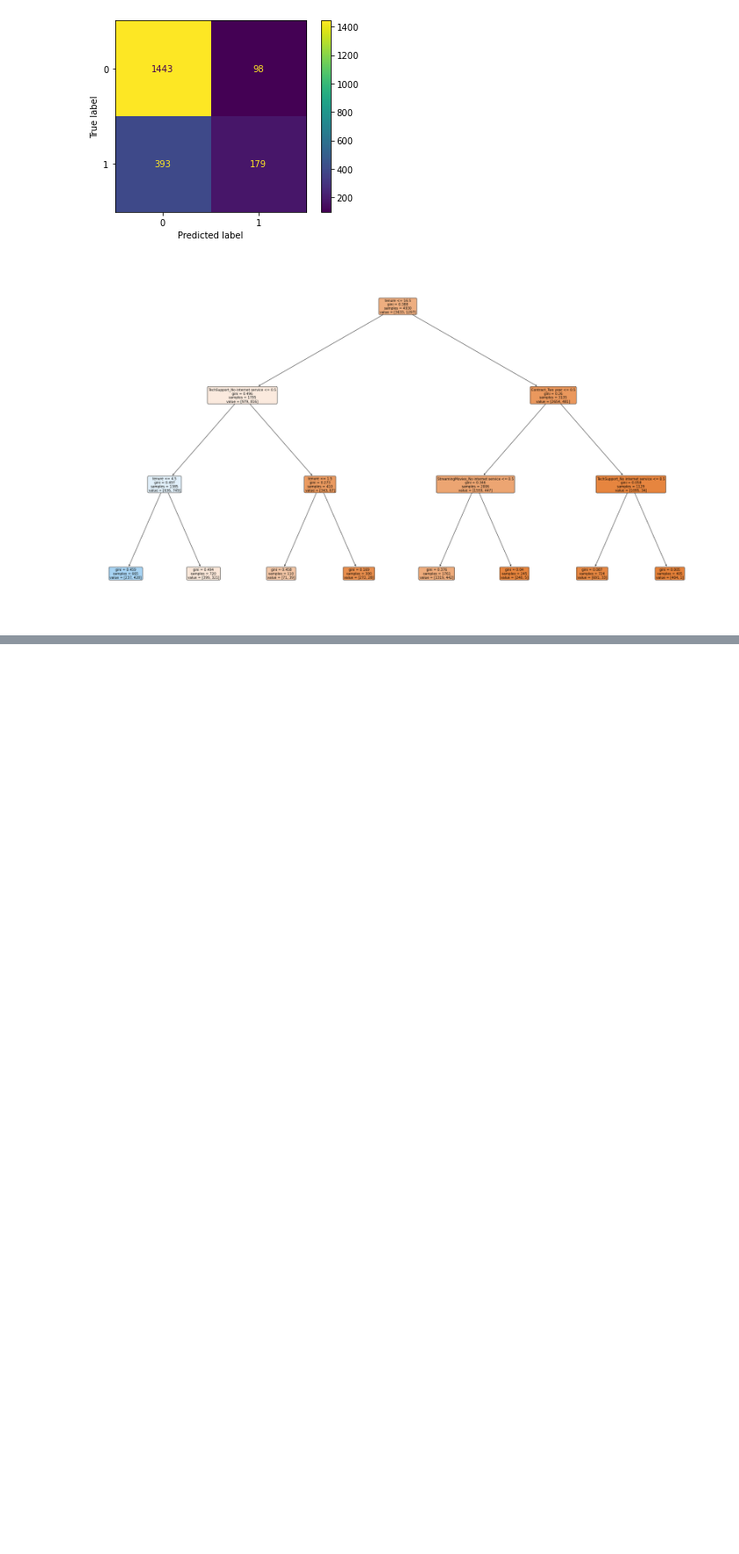
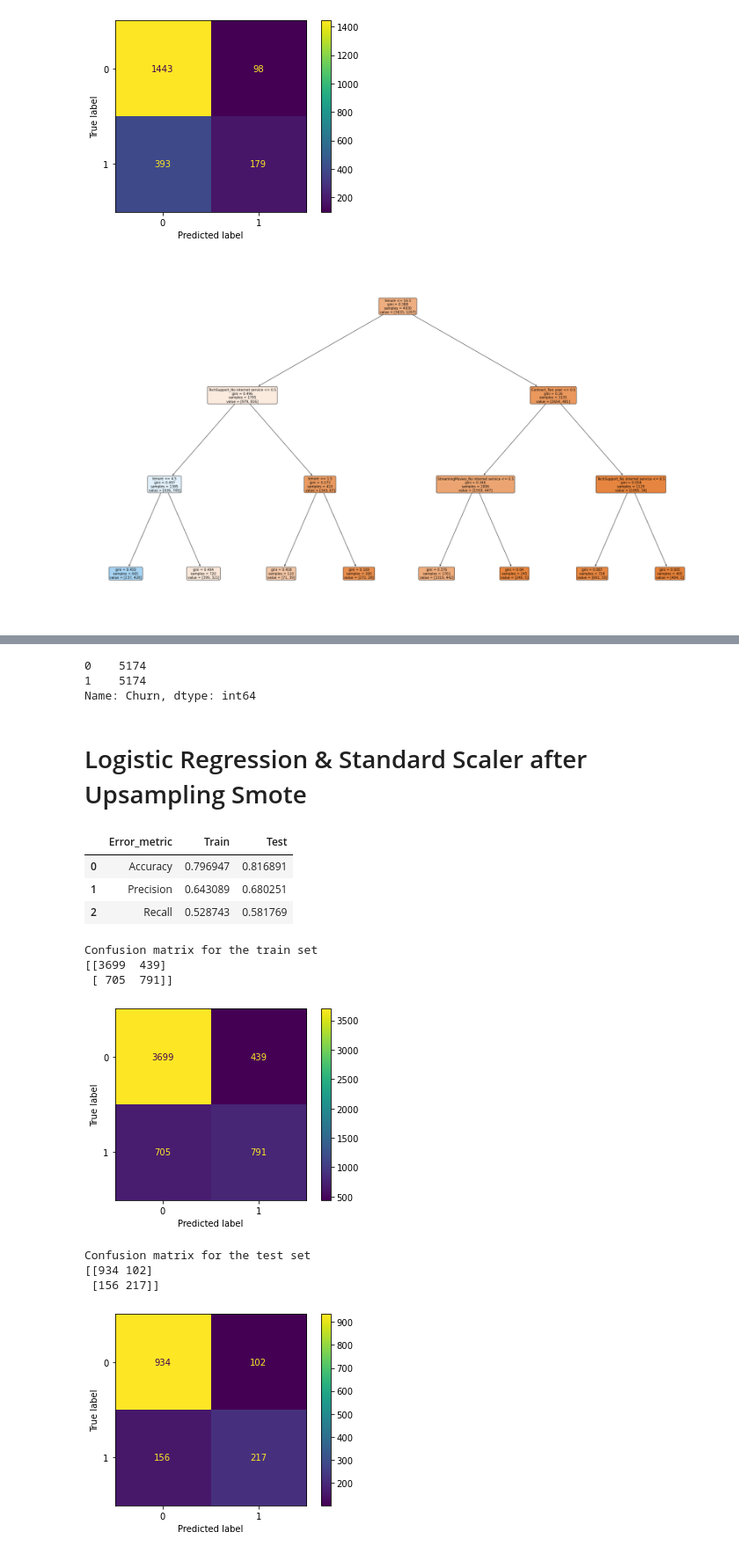
Before and after one commit to CristinaBaltaDAFTJAN2022/IronCristina, a Jupyter notebook: Machine Learning/Classification, Handling Imbalanced Data.ipynb, the cells around one changed output, grey strips where cells are left out. Shown at 88% size. Saved outputs shown, nothing was run; the diff lists cells and outputs as text; code cells hidden in the pictures; blank space fills up the shorter version.

```diff
--- a/Machine Learning/Classification, Handling Imbalanced Data.ipynb
+++ b/Machine Learning/Classification, Handling Imbalanced Data.ipynb
@@ -1015,0 +1345,3 @@ plt.show()
+# %%
+#X=pd.concat([X,y],axis=1)
+X=X.drop(['Churn'], axis=1)
@@ -1015,0 +1364,9 @@ plt.show()
+# %%
+X_sm, y_sm = smote.fit_resample(X, y)
+y_sm.value_counts()
+# %% [output]
+0    5174
+1    5174
+Name: Churn, dtype: int64
+# %% [markdown]
+# Logistic Regression & Standard Scaler after Upsampling Smote
@@ -1015,0 +1377,54 @@ plt.show()
+# %%
+X_train, X_test, y_train, y_test = train_test_split(X, y, test_size=0.20, random_state=42)
+# %%
+## Randond_state should be included also here
+log_model = LogisticRegression(random_state=11)
+
+trans = StandardScaler()
+
+trans.fit(X_train)
+
+X_train_mod = trans.transform(X_train)
+X_test_mod  = trans.transform(X_test)
+# %%
+## Logistic regression
+log_model.fit(X_train_mod, y_train)
+
+y_pred_train_log = log_model.predict(X_train_mod)
+y_pred_test_log = log_model.predict(X_test_mod)
+
+performance_log = pd.DataFrame({'Error_metric': ['Accuracy','Precision','Recall'],
+                               'Train': [accuracy_score(y_train, y_pred_train_log),
+                                         precision_score(y_train, y_pred_train_log),
+                                         recall_score(y_train, y_pred_train_log)],
+                               'Test': [accuracy_score(y_test, y_pred_test_log),
+                                        precision_score(y_test, y_pred_test_log),
+                                        recall_score(y_test, y_pred_test_log)]})
+
+display(performance_log)
+
+print("Confusion matrix for the train set")
+print(confusion_matrix(y_train,y_pred_train_log))
+plot_confusion_matrix(log_model,X_train_mod,y_train, values_format = 'd')
+plt.show()
+
+print()
+print()
+
+print("Confusion matrix for the test set")
+print(confusion_matrix(y_test, y_pred_test_log))
+plot_confusion_matrix(log_model,X_test_mod,y_test, values_format = 'd')
+plt.show()
+# %% [output]
+|  | Error_metric | Train | Test |
+| 0 | Accuracy | 0.796947 | 0.816891 |
+| 1 | Precision | 0.643089 | 0.680251 |
+| 2 | Recall | 0.528743 | 0.581769 |
+Confusion matrix for the train set
+[[3699  439]
+ [ 705  791]]
+[figure, added]
+Confusion matrix for the test set
+[[934 102]
+ [156 217]]
+[figure, added]
```
Also changed, not shown: parts of 50 cells of this notebook.
